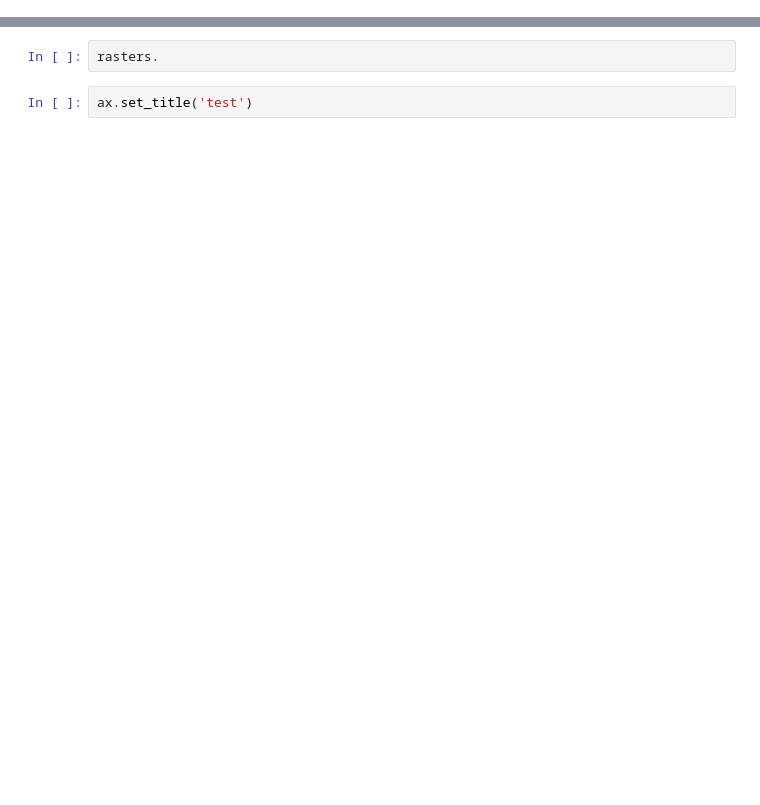
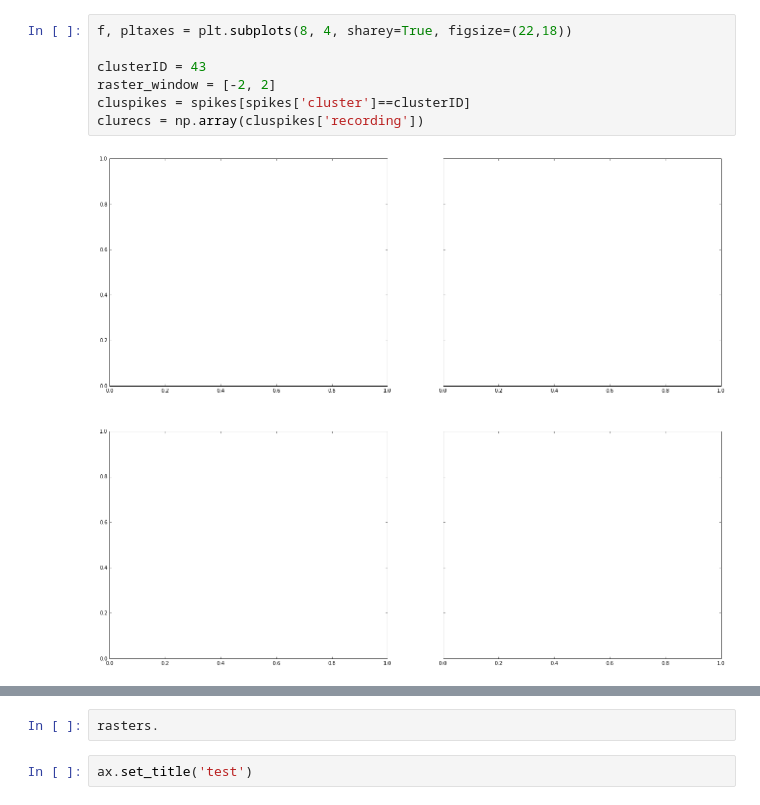
Before and after one commit to theilmbh/ephys-analysis, a Jupyter notebook: notebooks/example_rasters.ipynb, the cells around one changed output, grey strips where cells are left out. Cells and saved outputs as stored; diff of their text form; blank space fills up the shorter version.

```diff
--- a/notebooks/example_rasters.ipynb
+++ b/notebooks/example_rasters.ipynb
@@ -14,0 +71,9 @@ fs = core.load_fs(block_path)
+# %%
+f, pltaxes = plt.subplots(8, 4, sharey=True, figsize=(22,18))
+
+clusterID = 43
+raster_window = [-2, 2]
+cluspikes = spikes[spikes['cluster']==clusterID]
+clurecs = np.array(cluspikes['recording'])
+# %% [output]
+[figure, added]
```
Also changed, not shown: parts of 7 cells of this notebook, 3 other files.
